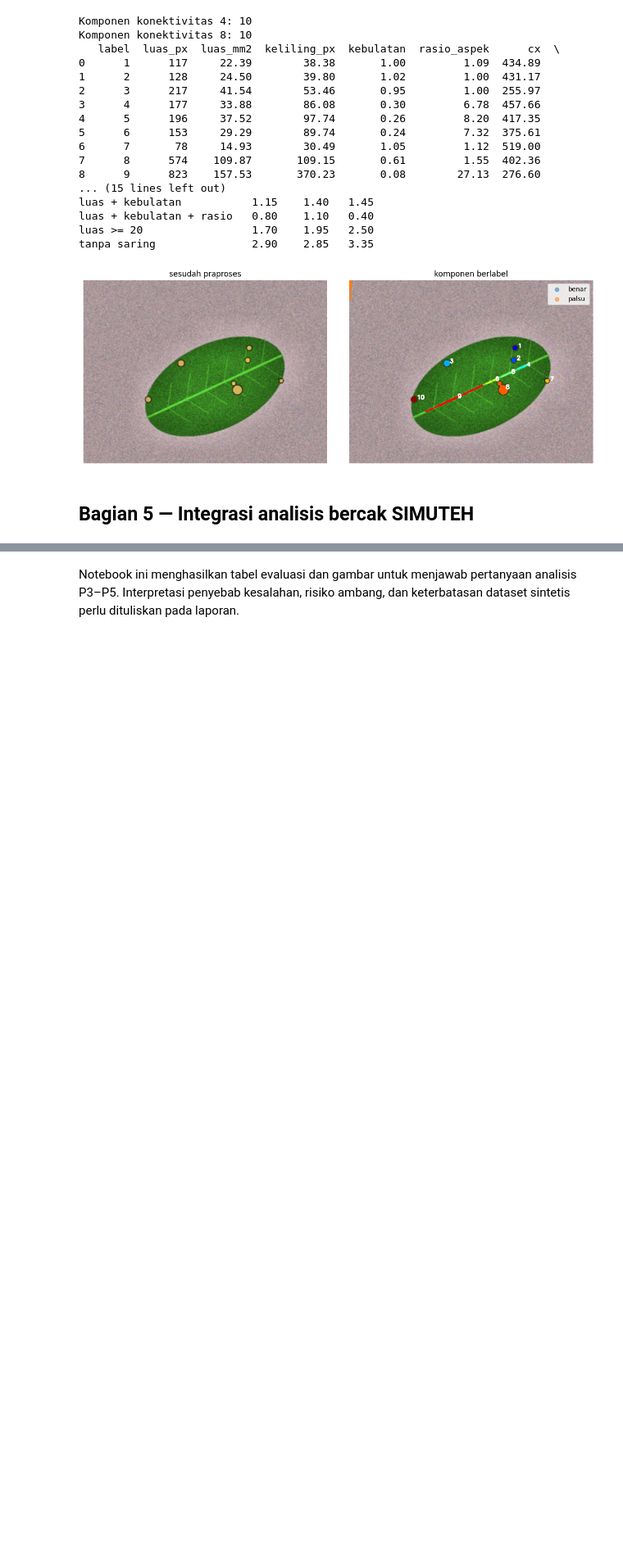
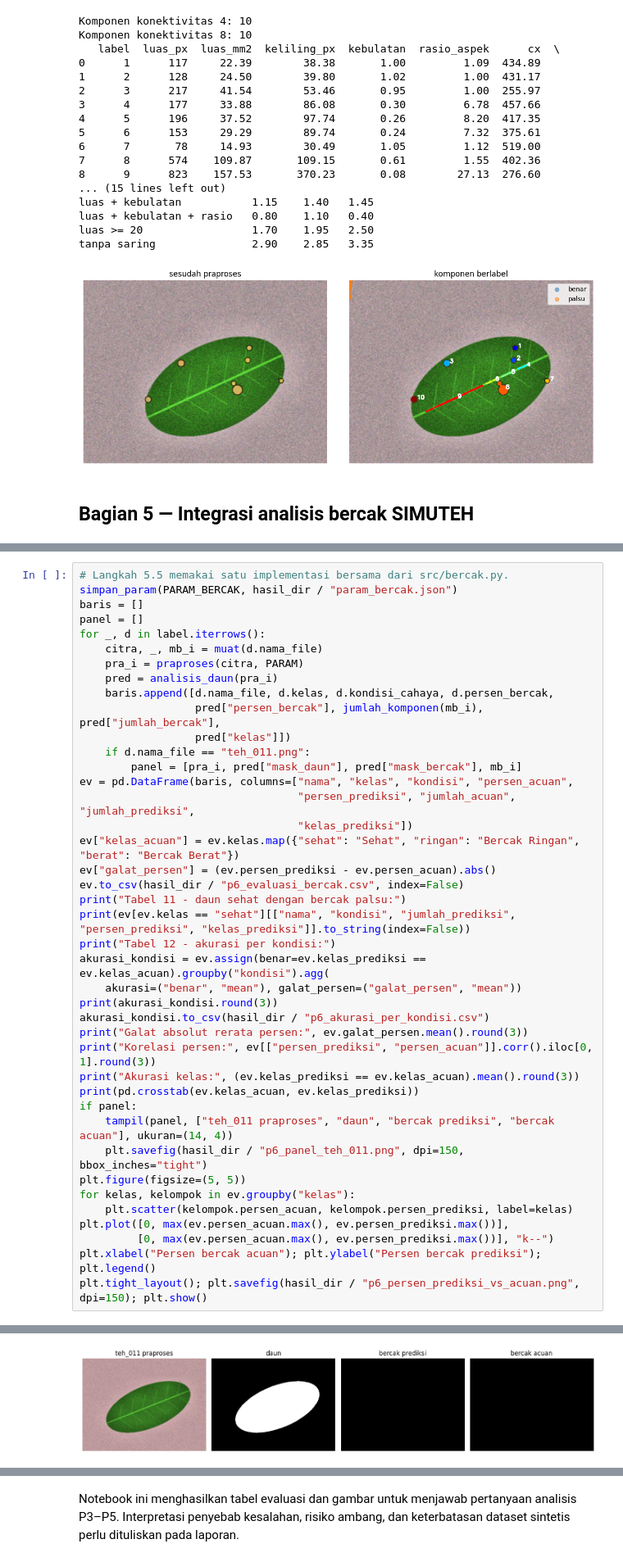
Before and after one commit to yizhou-xia/Simuteh-1063, a Jupyter notebook: notebook/P6_morfologi.ipynb, the cells around one changed output, grey strips where cells are left out. Shown at 82% size. Saved outputs shown, nothing was run; the diff lists cells and outputs as text; blank space fills up the shorter version.

```diff
--- a/notebook/P6_morfologi.ipynb
+++ b/notebook/P6_morfologi.ipynb
@@ -373,0 +304,42 @@ Sehat                      0              2     18
+# %%
+# Langkah 5.5 memakai satu implementasi bersama dari src/bercak.py.
+simpan_param(PARAM_BERCAK, hasil_dir / "param_bercak.json")
+baris = []
+panel = []
+for _, d in label.iterrows():
+    citra, _, mb_i = muat(d.nama_file)
+    pra_i = praproses(citra, PARAM)
+    pred = analisis_daun(pra_i)
+    baris.append([d.nama_file, d.kelas, d.kondisi_cahaya, d.persen_bercak,
+                  pred["persen_bercak"], jumlah_komponen(mb_i), pred["jumlah_bercak"],
+                  pred["kelas"]])
+    if d.nama_file == "teh_011.png":
+        panel = [pra_i, pred["mask_daun"], pred["mask_bercak"], mb_i]
+ev = pd.DataFrame(baris, columns=["nama", "kelas", "kondisi", "persen_acuan",
+                                  "persen_prediksi", "jumlah_acuan", "jumlah_prediksi",
+                                  "kelas_prediksi"])
+ev["kelas_acuan"] = ev.kelas.map({"sehat": "Sehat", "ringan": "Bercak Ringan", "berat": "Bercak Berat"})
+ev["galat_persen"] = (ev.persen_prediksi - ev.persen_acuan).abs()
+ev.to_csv(hasil_dir / "p6_evaluasi_bercak.csv", index=False)
+print("Tabel 11 - daun sehat dengan bercak palsu:")
+print(ev[ev.kelas == "sehat"][["nama", "kondisi", "jumlah_prediksi", "persen_prediksi", "kelas_prediksi"]].to_string(index=False))
+print("Tabel 12 - akurasi per kondisi:")
+akurasi_kondisi = ev.assign(benar=ev.kelas_prediksi == ev.kelas_acuan).groupby("kondisi").agg(
+    akurasi=("benar", "mean"), galat_persen=("galat_persen", "mean"))
+print(akurasi_kondisi.round(3))
+akurasi_kondisi.to_csv(hasil_dir / "p6_akurasi_per_kondisi.csv")
+print("Galat absolut rerata persen:", ev.galat_persen.mean().round(3))
+print("Korelasi persen:", ev[["persen_prediksi", "persen_acuan"]].corr().iloc[0, 1].round(3))
+print("Akurasi kelas:", (ev.kelas_prediksi == ev.kelas_acuan).mean().round(3))
+print(pd.crosstab(ev.kelas_acuan, ev.kelas_prediksi))
+if panel:
+    tampil(panel, ["teh_011 praproses", "daun", "bercak prediksi", "bercak acuan"], ukuran=(14, 4))
+    plt.savefig(hasil_dir / "p6_panel_teh_011.png", dpi=150, bbox_inches="tight")
+plt.figure(figsize=(5, 5))
+for kelas, kelompok in ev.groupby("kelas"):
+    plt.scatter(kelompok.persen_acuan, kelompok.persen_prediksi, label=kelas)
+plt.plot([0, max(ev.persen_acuan.max(), ev.persen_prediksi.max())],
+         [0, max(ev.persen_acuan.max(), ev.persen_prediksi.max())], "k--")
+plt.xlabel("Persen bercak acuan"); plt.ylabel("Persen bercak prediksi"); plt.legend()
+plt.tight_layout(); plt.savefig(hasil_dir / "p6_persen_prediksi_vs_acuan.png", dpi=150); plt.show()
+# %% [output]
@@ -373,0 +363 @@ Sehat                      0              2     18
+[figure, added]
```
Also changed, not shown: parts of 4 cells of this notebook, 14 other files.
